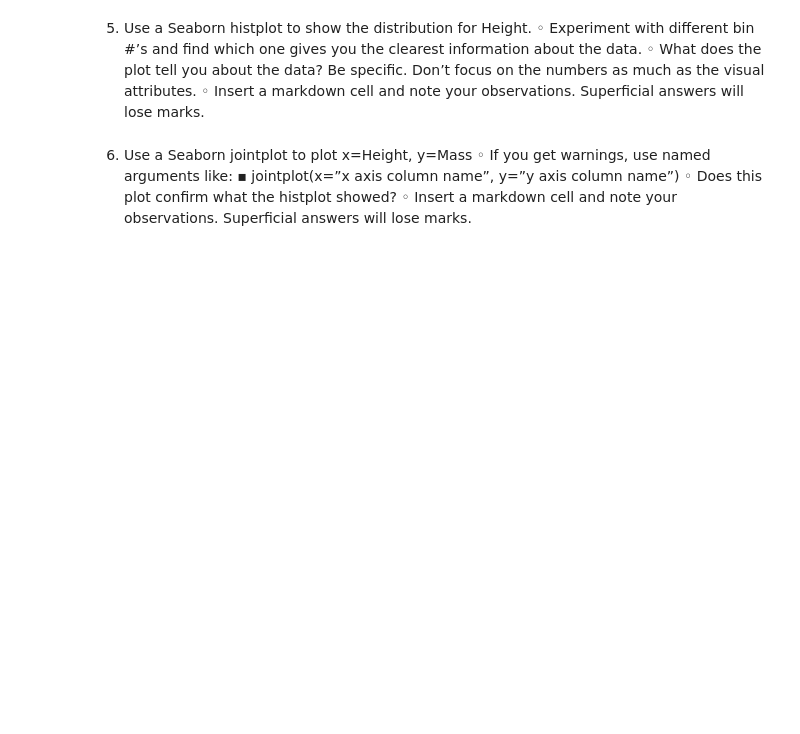
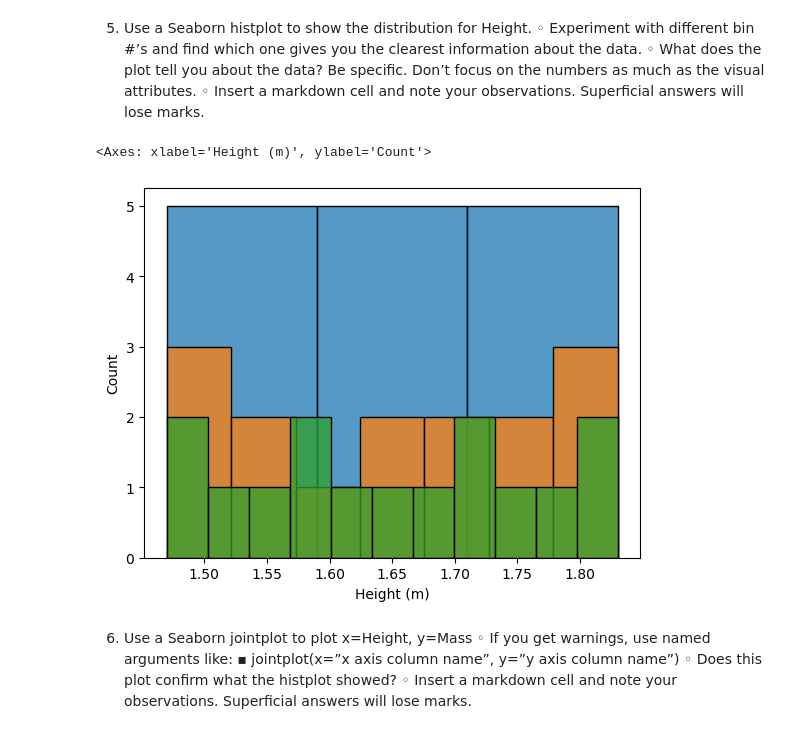
Before and after one commit to Icewav3/Comp-2040_CaseStudy1, a Jupyter notebook: CaseStudy.ipynb, the cells around one changed output. Drawn from its saved outputs; the diff is of its cells as text; code cells hidden in the pictures; blank space fills up the shorter version.

```diff
--- a/CaseStudy.ipynb
+++ b/CaseStudy.ipynb
@@ -20,6 +56,13 @@
 ◦ Experiment with different bin #’s and find which one gives you the clearest information about the data.
 ◦ What does the plot tell you about the data? Be specific. Don’t focus on the numbers as much as the visual attributes.
 ◦ Insert a markdown cell and note your observations. Superficial answers will lose marks.
+# %%
+sb.histplot(people, x='Height (m)', bins=3)
+sb.histplot(people, x='Height (m)', bins=7)
+sb.histplot(people, x='Height (m)', bins=11)
+# %% [output]
+<Axes: xlabel='Height (m)', ylabel='Count'>
+[figure, added]
 # %% [markdown]
 6.	Use a Seaborn jointplot to plot x=Height, y=Mass ◦ If you get warnings, use named arguments like:
 ▪ jointplot(x=”x axis column name”, y=”y axis column name”) ◦ Does this plot confirm what the histplot showed?
```
Also changed, not shown: parts of 12 cells of this notebook.
